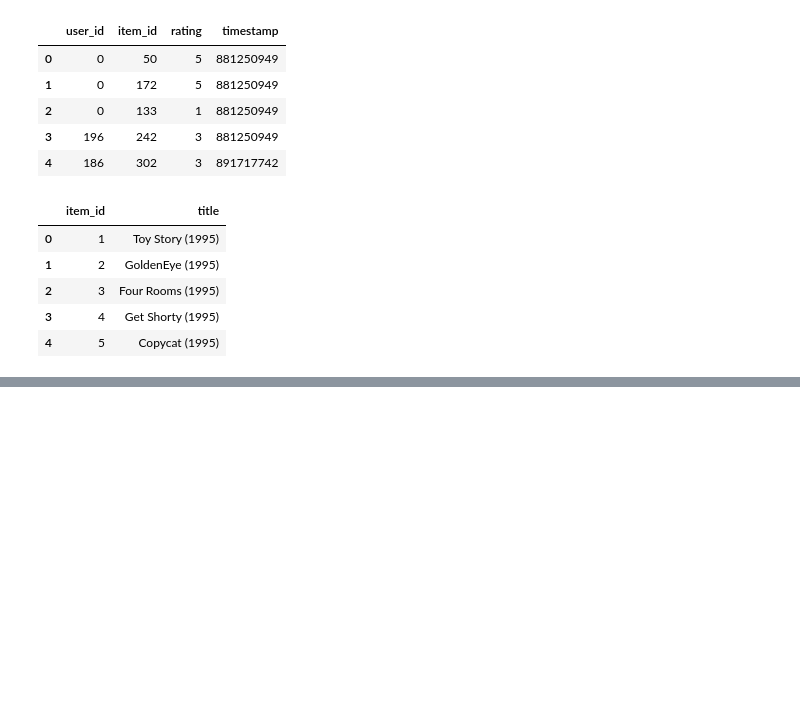
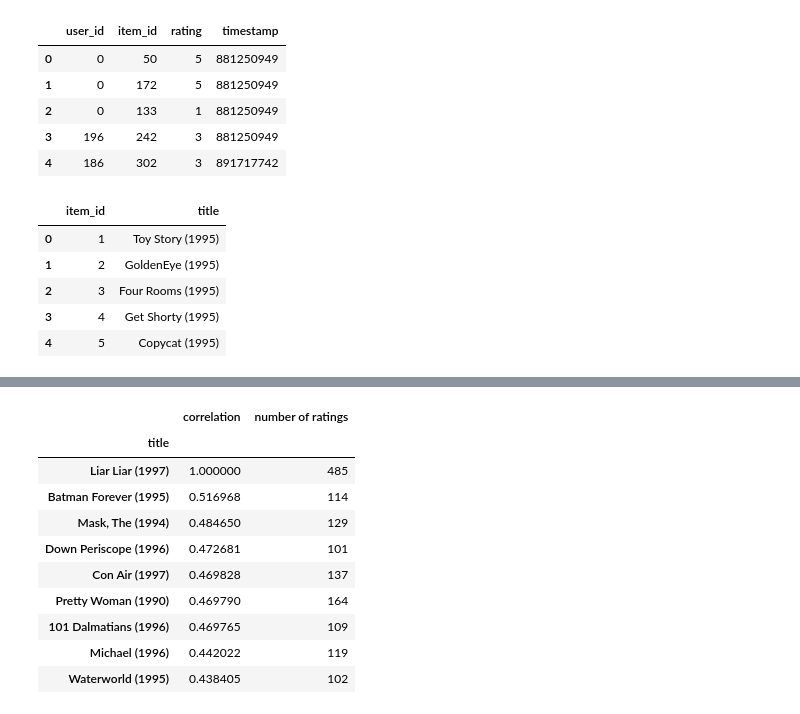
Before and after one commit to Praruj/Machine_learning_portfolio, a Jupyter notebook: Small_projects/movie_recommender.ipynb, the cells around one changed output, grey strips where cells are left out. Saved outputs shown, nothing was run; the diff lists cells and outputs as text; code cells hidden in the pictures; blank space fills up the shorter version.

```diff
--- a/Small_projects/movie_recommender.ipynb
+++ b/Small_projects/movie_recommender.ipynb
@@ -41,0 +98,6 @@ movies_titles.head()
+# %%
+# Creating user movie matrix
+
+moviematrix= data.pivot_table(index="user_id",columns="title",values="rating")
+moviematrix.head()
+ratings.sort_values("number of ratings", ascending=False).head()
@@ -41,0 +112,4 @@ movies_titles.head()
+# %%
+# Finding similar Movies
+liarliar_user_ratings=moviematrix["Liar Liar (1997)"]
+starwars_user_ratings.head()
@@ -41,0 +124,6 @@ movies_titles.head()
+# %%
+similar_to_liarliar=moviematrix.corrwith(liarliar_user_ratings)
+
+corr_liarliar=pd.DataFrame(similar_to_liarliar,columns=["correlation"])
+corr_liarliar.dropna(inplace=True)
+corr_liarliar.head()
@@ -41,0 +138,22 @@ movies_titles.head()
+# %%
+# Filter movies with enough ratings..
+# Join number of ratings
+corr_liarliar = corr_liarliar.join(ratings["number of ratings"])
+
+# Filter movies with enough ratings
+filtered = corr_liarliar[corr_liarliar["number of ratings"] > 100]
+
+# Sort by correlation
+filtered.sort_values("correlation", ascending=False).head(9)
+# %% [output]
+|  | correlation | number of ratings |
+| title |  |  |
+| Liar Liar (1997) | 1.000000 | 485 |
+| Batman Forever (1995) | 0.516968 | 114 |
+| Mask, The (1994) | 0.484650 | 129 |
+| Down Periscope (1996) | 0.472681 | 101 |
+| Con Air (1997) | 0.469828 | 137 |
+| Pretty Woman (1990) | 0.469790 | 164 |
+| 101 Dalmatians (1996) | 0.469765 | 109 |
+| Michael (1996) | 0.442022 | 119 |
+| Waterworld (1995) | 0.438405 | 102 |
```
Also changed, not shown: parts of 9 cells of this notebook.
